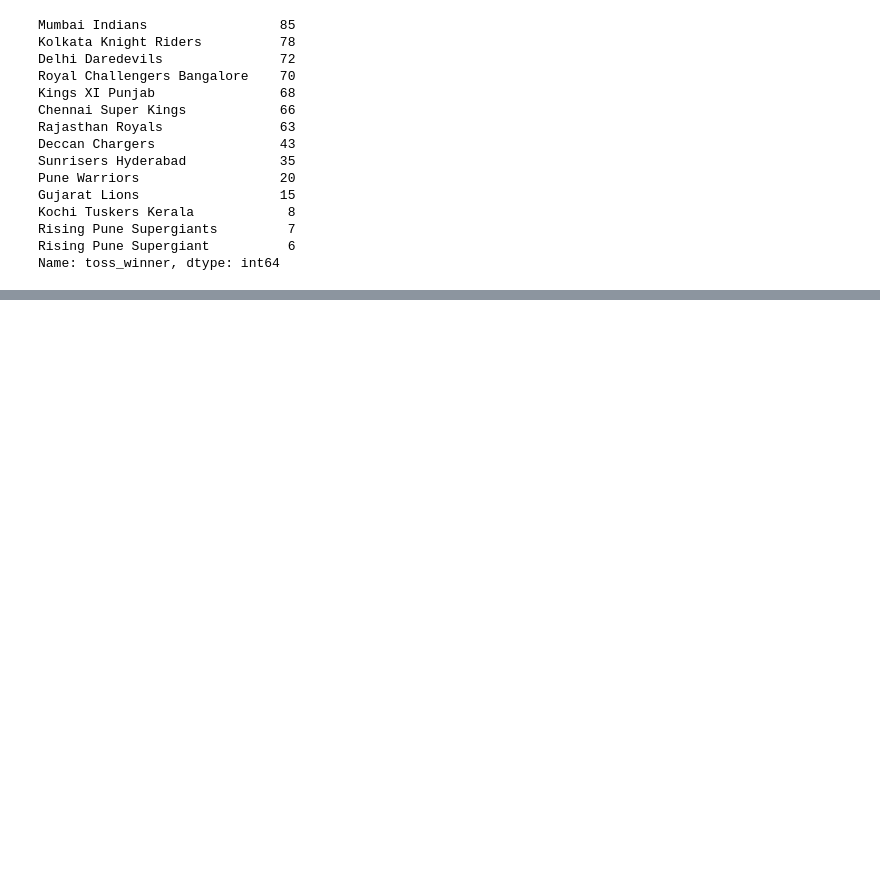
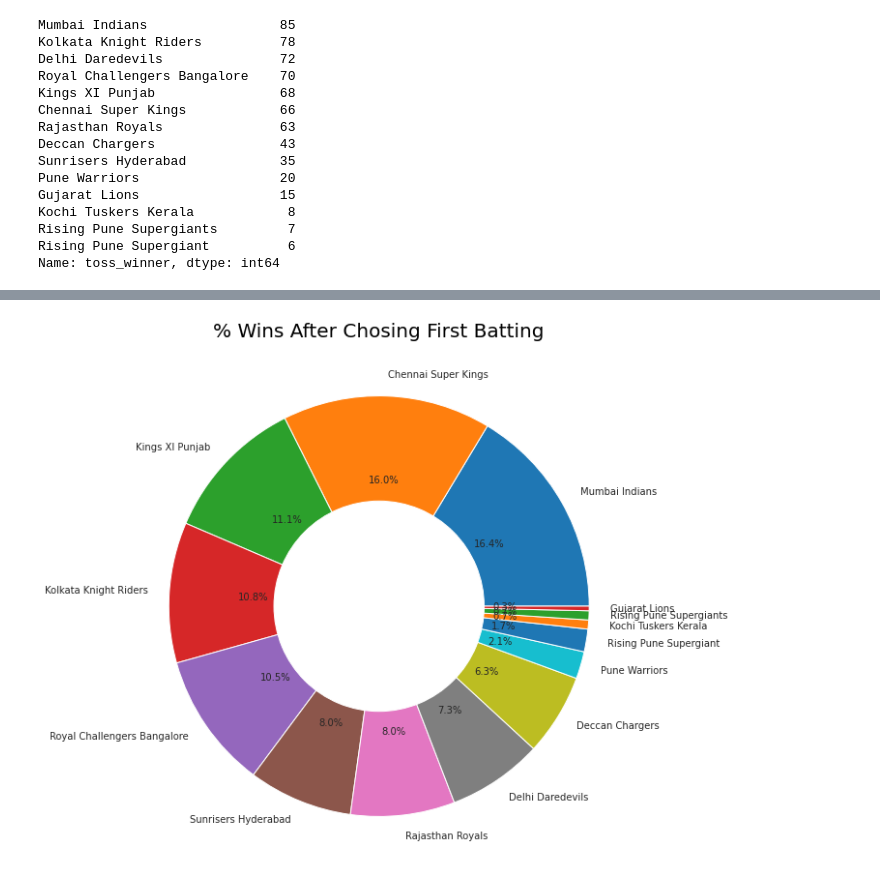
Before and after one commit to shubham-hub/EDA-of-IPL, a Jupyter notebook: EDA_of_IPL_dataset.ipynb, the cells around one changed output, grey strips where cells are left out. Saved outputs shown, nothing was run; the diff lists cells and outputs as text; code cells hidden in the pictures; blank space fills up the shorter version.

```diff
--- a/EDA_of_IPL_dataset.ipynb
+++ b/EDA_of_IPL_dataset.ipynb
@@ -165,0 +193,9 @@ ipl[ipl['win_by_runs']!=0]
+# %%
+#making a pie chart
+plt.figure(figsize=(10,10))
+plt.pie(list(batting_first['winner'].value_counts()),labels=list(batting_first['winner'].value_counts().keys()),autopct='%0.1f%%',radius=1)
+plt.pie([1],colors=['w'],radius=0.5)
+plt.title('% Wins After Chosing First Batting',fontdict={'fontsize':20,'color':'black'})
+plt.show()
+# %% [output]
+[figure, added]
```
Also changed, not shown: parts of 17 cells of this notebook.
